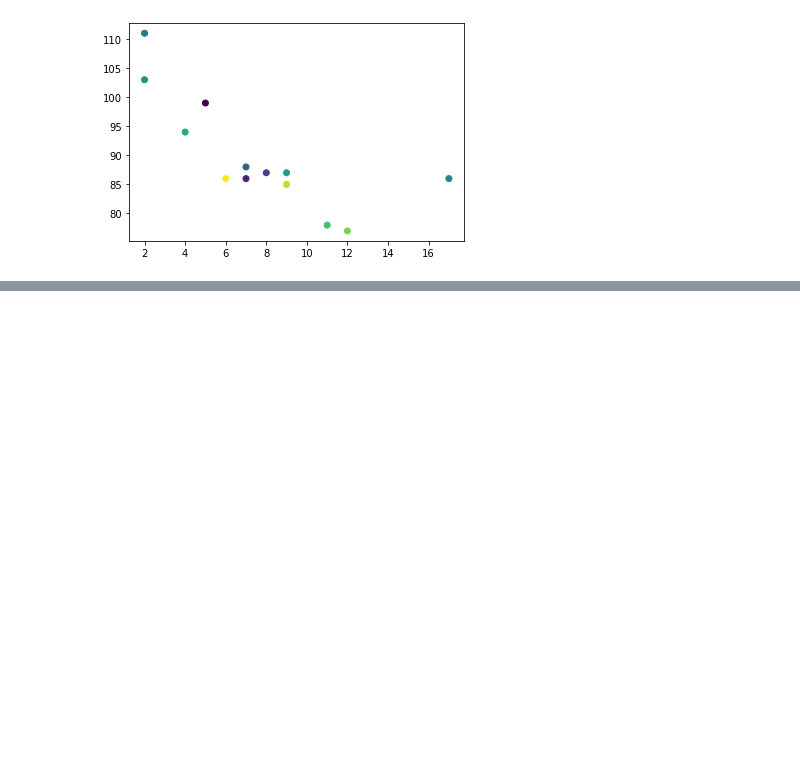
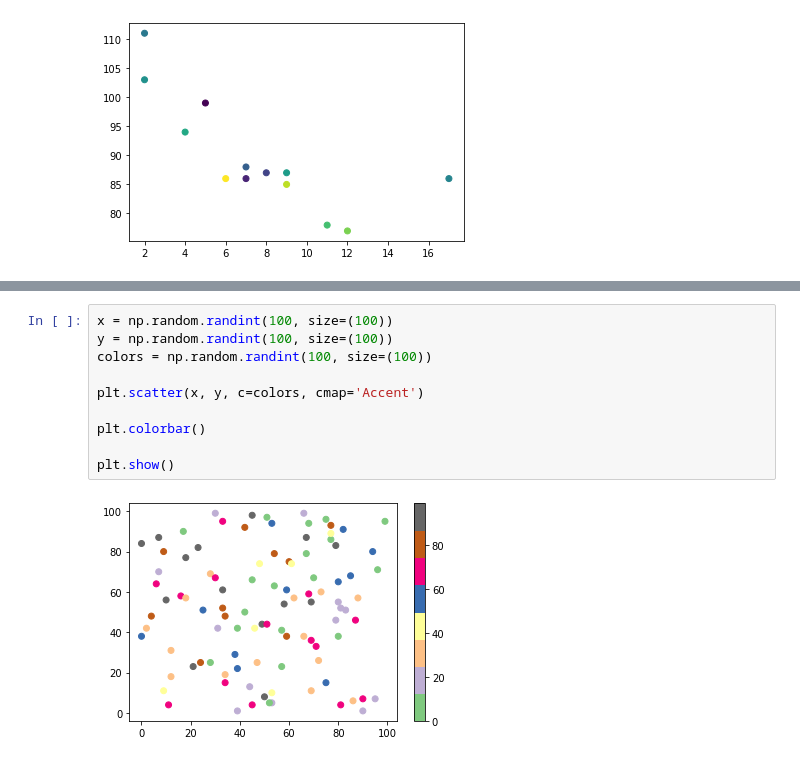
Before and after one commit to alinemati45/Python-Tutorial, a Jupyter notebook: Matplotlib.ipynb, the cells around one changed output, grey strips where cells are left out. Drawn from its saved outputs; the diff is of its cells as text; blank space fills up the shorter version.

```diff
--- a/Matplotlib.ipynb
+++ b/Matplotlib.ipynb
@@ -719,0 +736,12 @@ plt.show()
+# %%
+x = np.random.randint(100, size=(100))
+y = np.random.randint(100, size=(100))
+colors = np.random.randint(100, size=(100))
+
+plt.scatter(x, y, c=colors, cmap='Accent')
+
+plt.colorbar()
+
+plt.show()
+# %% [output]
+[figure, added]
```
Also changed, not shown: parts of 21 cells of this notebook.
